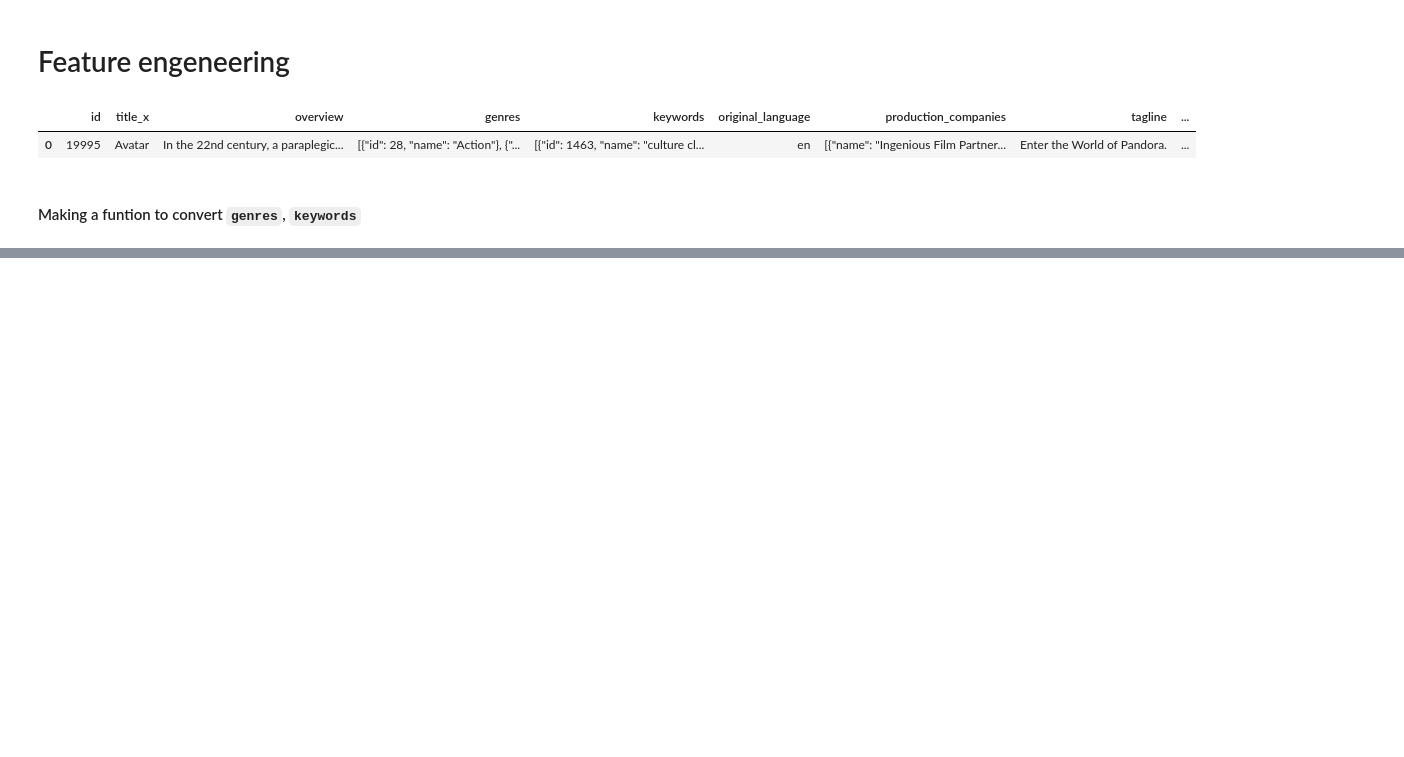
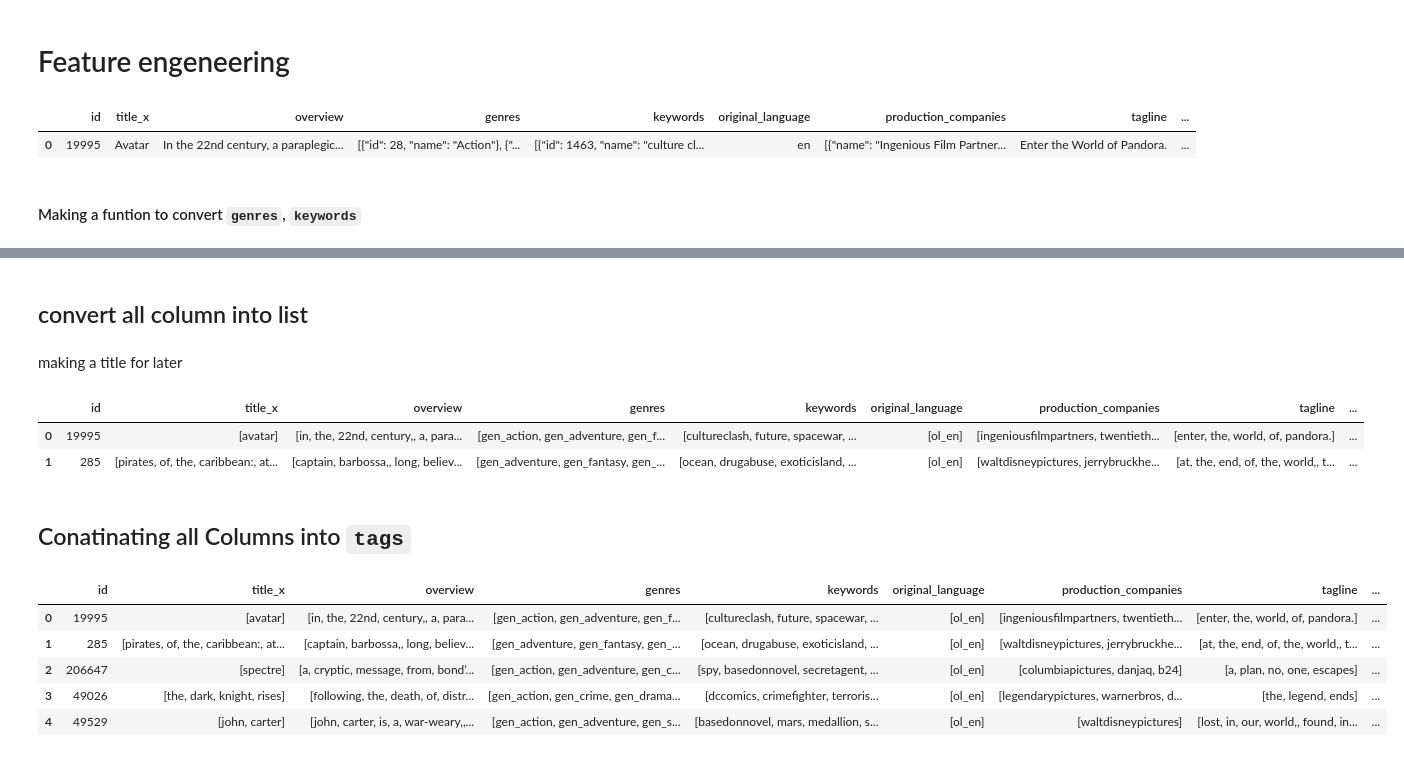
Before and after one commit to anmmashud/Recommendation_System_TMDB_5000_Movies, a Jupyter notebook: recommendation-system-tmdb-5000-movies.ipynb, the cells around one changed output, grey strips where cells are left out. Drawn from its saved outputs; the diff is of its cells as text; code cells hidden in the pictures; blank space fills up the shorter version.

Commit message:
Kaggle Notebook | Recommendation System - TMDB 5000 Movies  | Version 5

```diff
--- a/recommendation-system-tmdb-5000-movies.ipynb
+++ b/recommendation-system-tmdb-5000-movies.ipynb
@@ -228,0 +277,2 @@ def convert_str(obj):
+# %% [markdown]
+## convert all column into list
@@ -228,0 +281,31 @@ def convert_str(obj):
+# %% [markdown]
+making a title for later
+# %%
+movies7['title'] = movies7['title_x']
+# %%
+columns = ['title_x','overview','genres','keywords',
+           'original_language','production_companies',
+           'tagline','cast','crew']
+for i in columns:
+    movies7[i] = movies7[i].apply(lambda x:x.lower().split())
+# %%
+movies7.head(2)
+# %% [output]
+|  | id | title_x | overview | genres | keywords | original_language | production_companies | tagline | ... |
+| 0 | 19995 | [avatar] | [in, the, 22nd, century,, a, para... | [gen_action, gen_adventure, gen_f... | [cultureclash, future, spacewar, ... | [ol_en] | [ingeniousfilmpartners, twentieth... | [enter, the, world, of, pandora.] | ... |
+| 1 | 285 | [pirates, of, the, caribbean:, at... | [captain, barbossa,, long, believ... | [gen_adventure, gen_fantasy, gen_... | [ocean, drugabuse, exoticisland, ... | [ol_en] | [waltdisneypictures, jerrybruckhe... | [at, the, end, of, the, world,, t... | ... |
+# %% [markdown]
+## Conatinating all Columns into `tags`
+# %%
+movies8 = movies7.copy()
+# %%
+movies8["tags"] = movies8['title_x'] + movies8['overview'] + movies8['genres'] + movies8['keywords'] + movies8['original_language'] + movies8['production_companies'] + movies8['tagline'] + movies8['cast'] + movies8['crew']
+# %%
+movies8.head()
+# %% [output]
+|  | id | title_x | overview | genres | keywords | original_language | production_companies | tagline | ... |
+| 0 | 19995 | [avatar] | [in, the, 22nd, century,, a, para... | [gen_action, gen_adventure, gen_f... | [cultureclash, future, spacewar, ... | [ol_en] | [ingeniousfilmpartners, twentieth... | [enter, the, world, of, pandora.] | ... |
+| 1 | 285 | [pirates, of, the, caribbean:, at... | [captain, barbossa,, long, believ... | [gen_adventure, gen_fantasy, gen_... | [ocean, drugabuse, exoticisland, ... | [ol_en] | [waltdisneypictures, jerrybruckhe... | [at, the, end, of, the, world,, t... | ... |
+| 2 | 206647 | [spectre] | [a, cryptic, message, from, bond’... | [gen_action, gen_adventure, gen_c... | [spy, basedonnovel, secretagent, ... | [ol_en] | [columbiapictures, danjaq, b24] | [a, plan, no, one, escapes] | ... |
+| 3 | 49026 | [the, dark, knight, rises] | [following, the, death, of, distr... | [gen_action, gen_crime, gen_drama... | [dccomics, crimefighter, terroris... | [ol_en] | [legendarypictures, warnerbros, d... | [the, legend, ends] | ... |
+| 4 | 49529 | [john, carter] | [john, carter, is, a, war-weary,,... | [gen_action, gen_adventure, gen_s... | [basedonnovel, mars, medallion, s... | [ol_en] | [waltdisneypictures] | [lost, in, our, world,, found, in... | ... |
```
Also changed, not shown: parts of 67 cells of this notebook.
